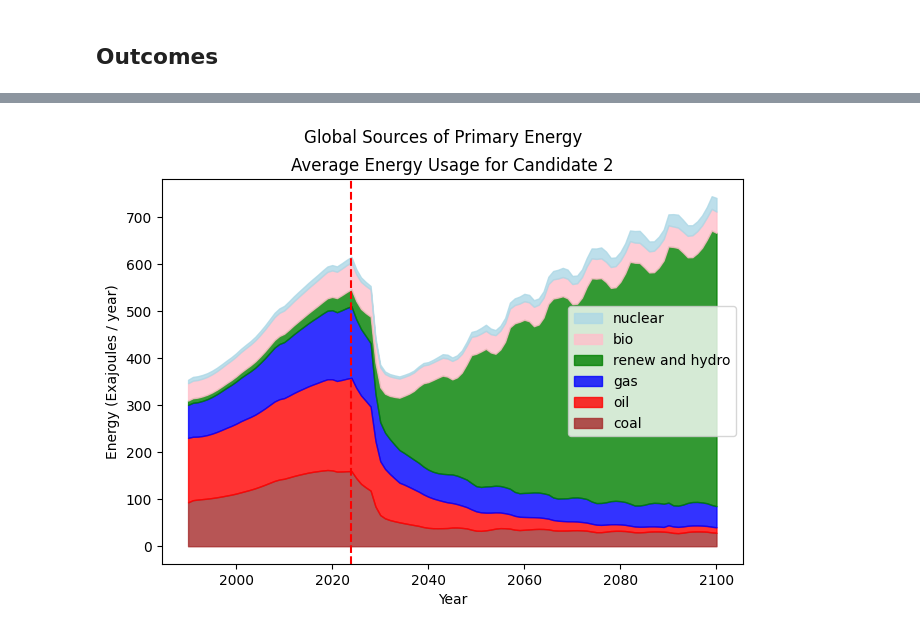
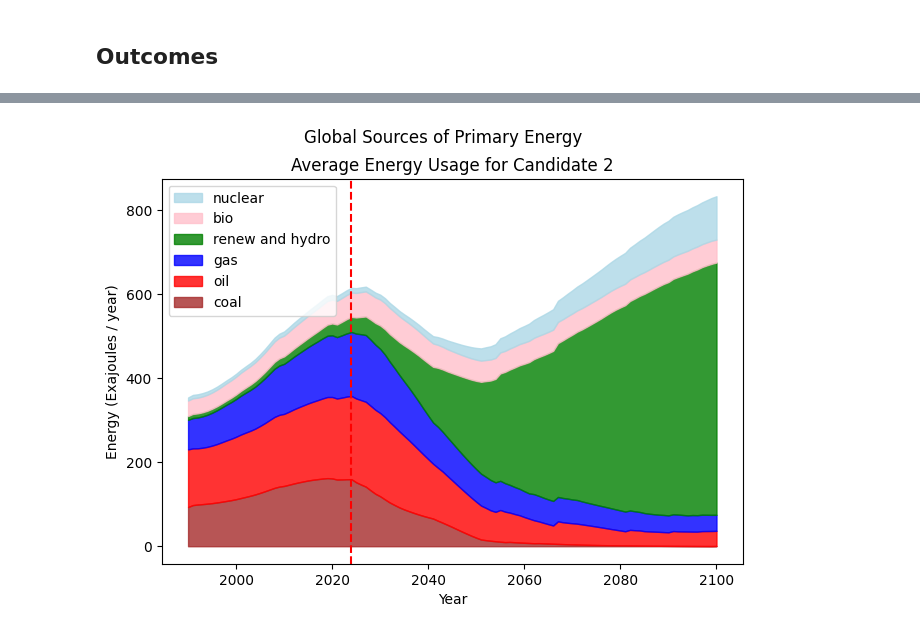
Before and after one commit to cognizant-ai-labs/en-roads-py, a Jupyter notebook: experiments/pymoo_analysis.ipynb, the cells around one changed output, grey strips where cells are left out. Drawn from its saved outputs; the diff is of its cells as text; code cells hidden in the pictures.

Commit message:
Updated scripts to allow easy evaluation between context and non-context problems

```diff
--- a/experiments/pymoo_analysis.ipynb
+++ b/experiments/pymoo_analysis.ipynb
@@ -15,7 +16,8 @@ from moo.problems.enroads_problem import EnroadsProblem
 # %% [markdown]
 ## Setup
 # %%
-save_path = "results/pymoo/novelty"
+context = True
+save_path = "results/pymoo/context"
 with open(save_path + "/config.json", 'r') as f:
     config = json.load(f)
 
@@ -30,7 +32,13 @@ X = res.X
 F = res.F
 
 # NOTE: Don't use the problem to evaluate because we might run into concurrency issues with read/write.
-problem = EnroadsProblem(actions, outcomes)
+if not context:
+    problem = EnroadsProblem(actions, outcomes)
+else:
+    context_df = pd.read_csv("experiments/scenarios/gdp_context.csv")
+    context_df = context_df.drop(columns=["F", "scenario"])
+    problem = NNProblem(context_df, {"in_size": len(context_df.columns), "hidden_size": 16, "out_size": len(actions)}, actions, outcomes)
+
 runner = EnroadsRunner("experiments/temp")
 baseline_df = runner.evaluate_actions({})
 outcome_manager = OutcomeManager(list(outcomes.keys()))
@@ -216,3 +208,21 @@ plot_parallel_coordinates(F, outcomes, sample_idxs, save_path=save_path + "/para
 # %% [markdown]
 ## Outcomes
+# %%
+if not context:
+    outcomes_dfs = []
+    for cand_idx in range(X.shape[0]):
+        actions_dict = problem.params_to_actions_dict(X[cand_idx])
+        outcomes_df = runner.evaluate_actions(actions_dict)
+        outcomes_dfs.append(outcomes_df)
+else:
+    outcomes_dfs = []
+    for cand_idx in range(X.shape[0]):
+        context_actions_dicts = problem.params_to_context_actions_dicts(X[cand_idx])
+        cand_outcomes_dfs = problem.run_enroads(context_actions_dicts)
+        # Average outcomes over all contexts
+        concat_df = pd.concat(cand_outcomes_dfs, axis=0, keys=range(len(cand_outcomes_dfs)))
+
+        # Calculate the mean, keeping NaNs
+        average_df = concat_df.groupby(level=1).mean()
+        outcomes_dfs.append(average_df)
 # %%
@@ -260,5 +268,5 @@ plot_outcome_over_time(plot_outcomes, sample_idxs, X, problem, runner, baseline_
 # %%
-def plot_energy_usage(cand_idxs: list[int], X: np.ndarray, problem: EnroadsProblem, runner: EnroadsRunner, baseline_df: pd.DataFrame, save_path=None):
+def plot_energy_usage(cand_idxs: list[int], outcomes_dfs: list[pd.DataFrame], baseline_df: pd.DataFrame, save_path=None):
     fig, axes = plt.subplots(1, len(cand_idxs), sharey=True, figsize=(7.5 * len(cand_idxs), 5))
     if len(cand_idxs) == 1:
         axes = [axes]
@@ -268,8 +276,7 @@ def plot_energy_usage(cand_idxs: list[int], X: np.ndarray, problem: EnroadsProbl
         if cand_id == "baseline":
             cand_outcomes = baseline_df
         else:
-            actions_dict = problem.params_to_actions_dict(X[cand_id])
-            cand_outcomes = runner.evaluate_actions(actions_dict)
+            cand_outcomes = outcomes_dfs[cand_id]
         colors = ["brown", "red", "blue", "green", "pink", "lightblue", "orange"]
         energies = ["coal", "oil", "gas", "renew and hydro", "bio", "nuclear", "new tech"]
         demands = [f"Primary energy demand of {energy}" for energy in energies]
@@ -296,9 +303,9 @@ def plot_energy_usage(cand_idxs: list[int], X: np.ndarray, problem: EnroadsProbl
         plt.savefig(save_path + "/energy.png", dpi=300)
     plt.show()
 # %%
-plot_energy_usage([2], X, problem, runner, baseline_df)
+plot_energy_usage([2], outcomes_dfs, baseline_df)
 # %% [output]
-[figure, old version]
+[figure, new version]
 # %%
 def open_idx(cand_idx: int, X: np.ndarray, problem: EnroadsProblem):
     actions_dict = problem.params_to_actions_dict(X[cand_idx])
```
Also changed, not shown: parts of 8 cells of this notebook, 3 other files.
